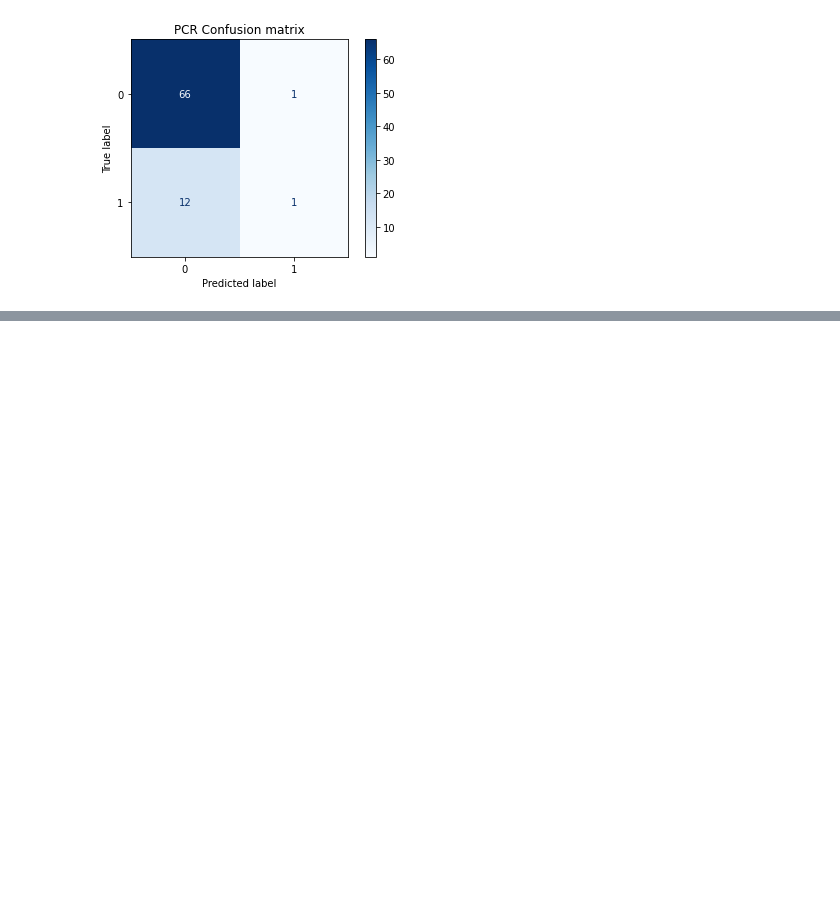
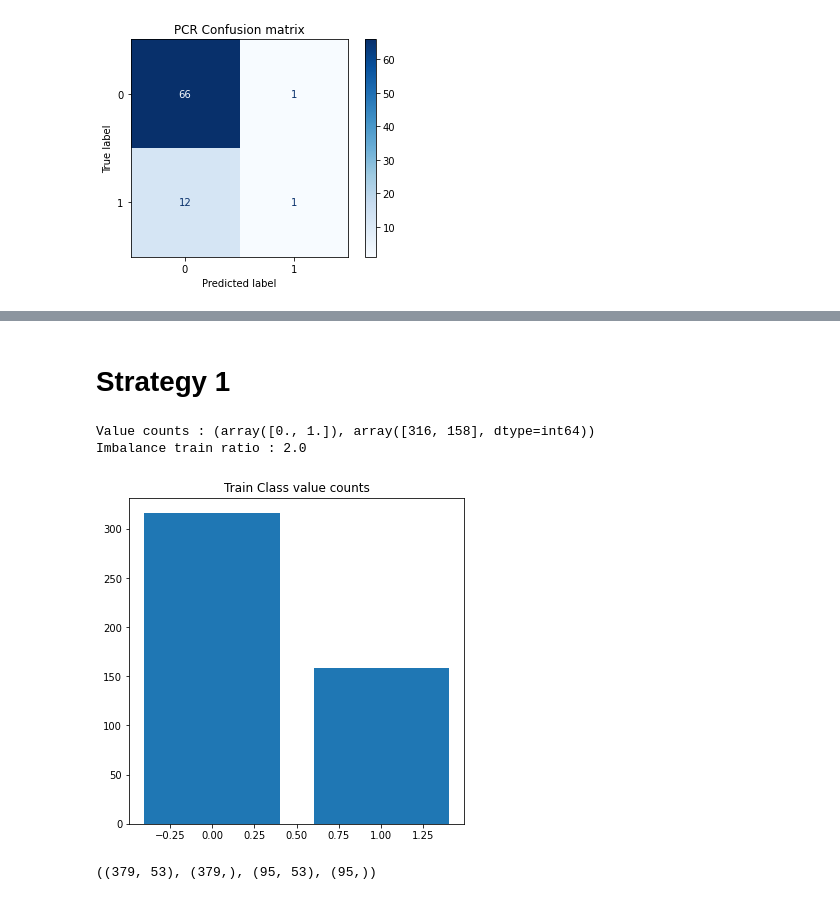
Before and after one commit to artemi8/ml-project-2, a Jupyter notebook: sudarsaan/data_proc_v1.ipynb, the cells around one changed output, grey strips where cells are left out. Cells and saved outputs as stored; diff of their text form; code cells hidden in the pictures; blank space fills up the shorter version.

```diff
--- a/sudarsaan/data_proc_v1.ipynb
+++ b/sudarsaan/data_proc_v1.ipynb
@@ -351,0 +362,32 @@ plt.show()
+# %% [markdown]
+# Strategy 1
+# %%
+# Strategy 1
+imputed_x =  imputed_arr[:, 2:]
+imputed_y = imputed_arr[:,0]
+
+oversample = imblearn.over_sampling.SMOTE(sampling_strategy=0.5)
+undersample = imblearn.under_sampling.RandomUnderSampler(sampling_strategy=0.5)
+
+steps = [('o', oversample), ('u', undersample)]
+pipeline = Pipeline(steps=steps)
+
+imputed_x, imputed_y = pipeline.fit_resample(imputed_x, imputed_y)
+# %%
+unique_values, counts = np.unique(imputed_y, return_counts=True)
+
+print(f'Value counts : {unique_values, counts}')
+print(f'Imbalance train ratio : {max(counts)/min(counts)}')
+plt.figure(figsize=(6,6))
+plt.bar(x=unique_values, height=counts)
+plt.title('Train Class value counts')
+plt.show()
+# %% [output]
+Value counts : (array([0., 1.]), array([316, 158], dtype=int64))
+Imbalance train ratio : 2.0
+[figure, added]
+# %%
+X_train, X_test, y_train, y_test = train_test_split(imputed_x, imputed_y, test_size=0.20)
+X_train.shape, y_train.shape, X_test.shape,  y_test.shape
+# %% [output]
+((379, 53), (379,), (95, 53), (95,))
```
Also changed, not shown: parts of 41 cells of this notebook, 1 other file.
